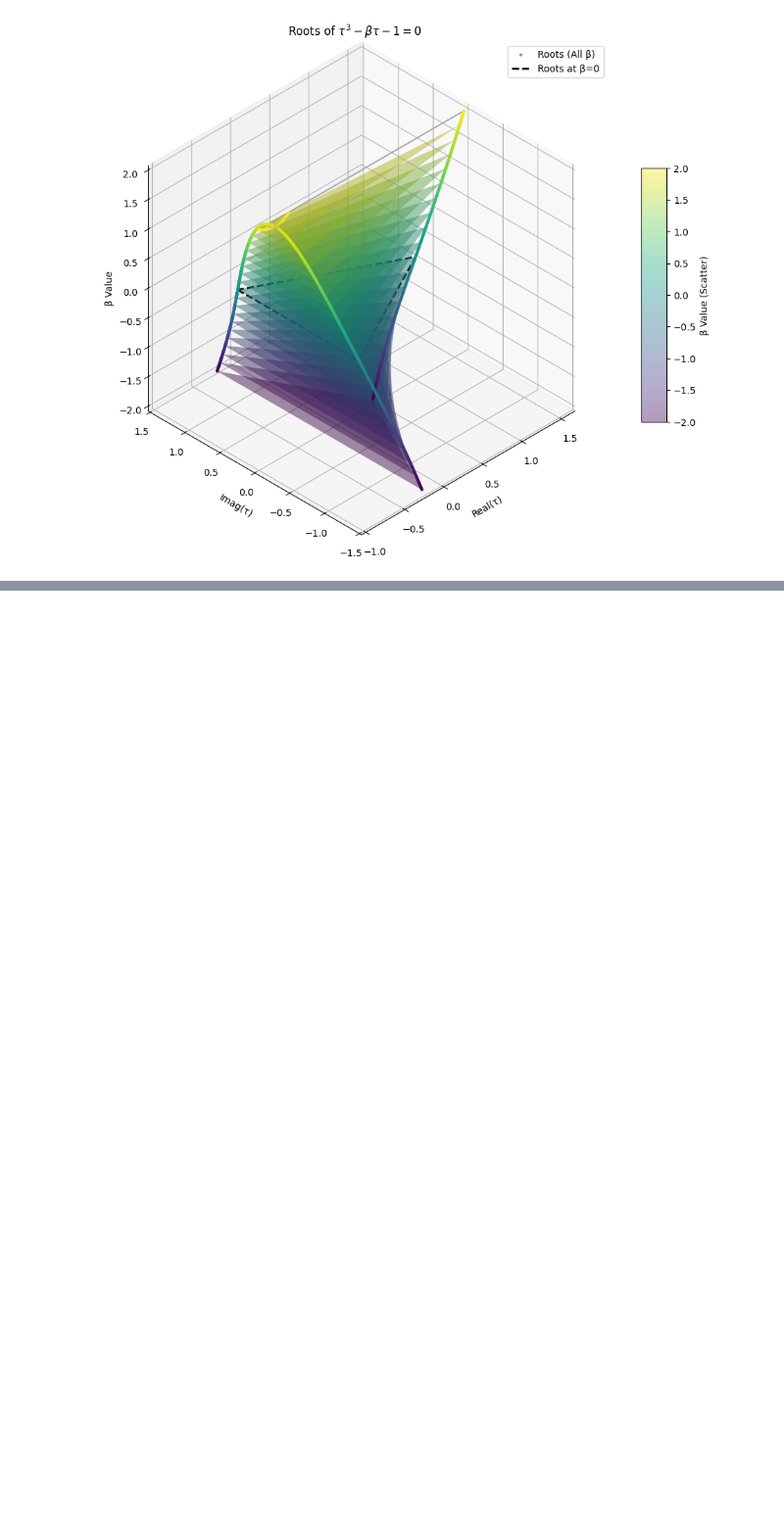
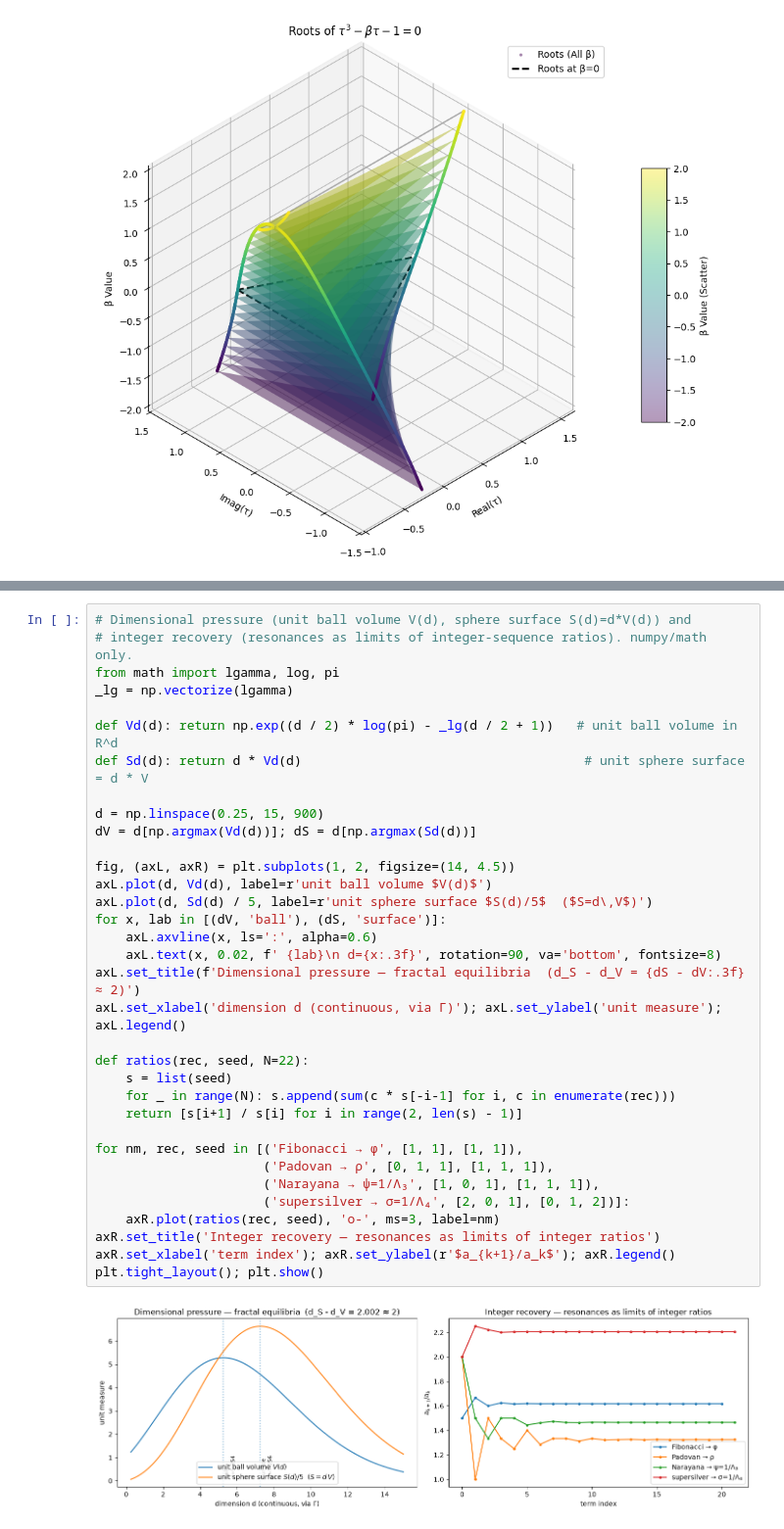
Before and after one commit to anthonyrisinger/RIPrompt, a Jupyter notebook: riprompt.ipynb, the cells around one changed output, grey strips where cells are left out. Shown at 98% size. Cells and saved outputs as stored; diff of their text form; blank space fills up the shorter version.

```diff
--- a/riprompt.ipynb
+++ b/riprompt.ipynb
@@ -477,3 +481,39 @@ plot_roots_3d_notebook_refined()
+# %%
+# Dimensional pressure (unit ball volume V(d), sphere surface S(d)=d*V(d)) and
+# integer recovery (resonances as limits of integer-sequence ratios). numpy/math only.
+from math import lgamma, log, pi
+_lg = np.vectorize(lgamma)
+
+def Vd(d): return np.exp((d / 2) * log(pi) - _lg(d / 2 + 1))   # unit ball volume in R^d
+def Sd(d): return d * Vd(d)                                     # unit sphere surface = d * V
+
+d = np.linspace(0.25, 15, 900)
+dV = d[np.argmax(Vd(d))]; dS = d[np.argmax(Sd(d))]
+
+fig, (axL, axR) = plt.subplots(1, 2, figsize=(14, 4.5))
+axL.plot(d, Vd(d), label=r'unit ball volume $V(d)$')
+axL.plot(d, Sd(d) / 5, label=r'unit sphere surface $S(d)/5$  ($S=d\,V$)')
+for x, lab in [(dV, 'ball'), (dS, 'surface')]:
+    axL.axvline(x, ls=':', alpha=0.6)
+    axL.text(x, 0.02, f' {lab}\n d={x:.3f}', rotation=90, va='bottom', fontsize=8)
+axL.set_title(f'Dimensional pressure — fractal equilibria  (d_S - d_V = {dS - dV:.3f} ≈ 2)')
+axL.set_xlabel('dimension d (continuous, via Γ)'); axL.set_ylabel('unit measure'); axL.legend()
+
+def ratios(rec, seed, N=22):
+    s = list(seed)
+    for _ in range(N): s.append(sum(c * s[-i-1] for i, c in enumerate(rec)))
+    return [s[i+1] / s[i] for i in range(2, len(s) - 1)]
+
+for nm, rec, seed in [('Fibonacci → φ', [1, 1], [1, 1]),
+                      ('Padovan → ρ', [0, 1, 1], [1, 1, 1]),
+                      ('Narayana → ψ=1/Λ₃', [1, 0, 1], [1, 1, 1]),
+                      ('supersilver → σ=1/Λ₄', [2, 0, 1], [0, 1, 2])]:
+    axR.plot(ratios(rec, seed), 'o-', ms=3, label=nm)
+axR.set_title('Integer recovery — resonances as limits of integer ratios')
+axR.set_xlabel('term index'); axR.set_ylabel(r'$a_{k+1}/a_k$'); axR.legend()
+plt.tight_layout(); plt.show()
+# %% [output]
+[figure, added]
 # %% [markdown]
 ## Summary: Mathematical Unity in Riprompt Mechanics
 
```
Also changed, not shown: parts of 1 cell of this notebook, 1 other file.
